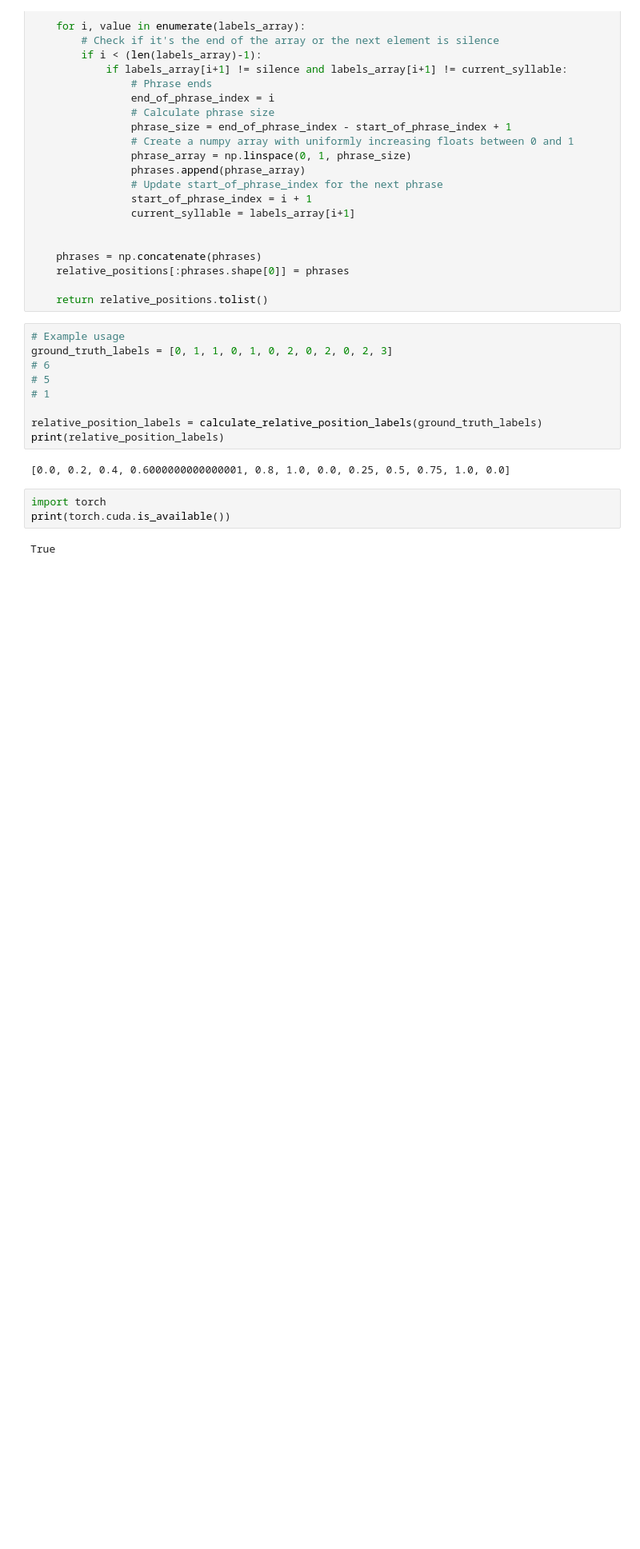
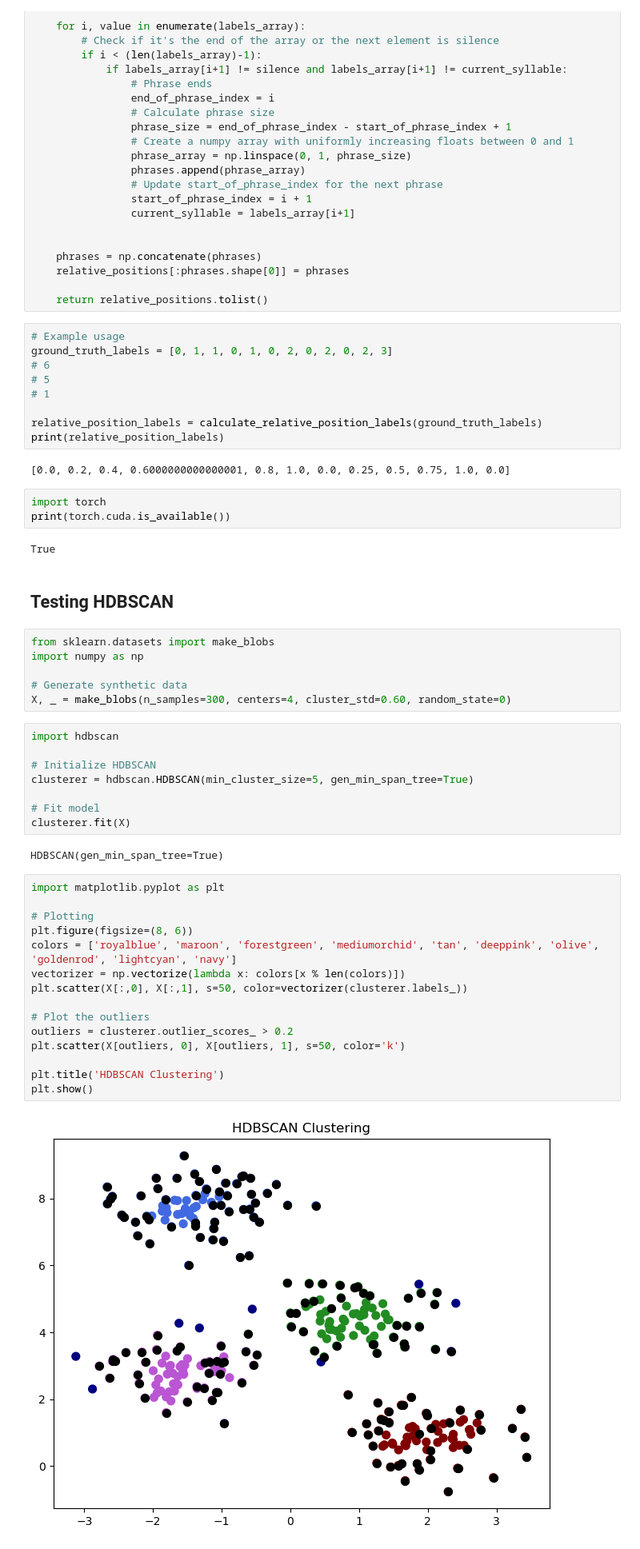
Before and after one commit to georgevenven/tweety_bert_paper, a Jupyter notebook: test.ipynb, the cells around one changed output. Shown at 80% size. Cells and saved outputs as stored; diff of their text form; blank space fills up the shorter version.

```diff
--- a/test.ipynb
+++ b/test.ipynb
@@ -60,3 +62,38 @@ import torch
 print(torch.cuda.is_available())
 # %% [output]
 True
+# %% [markdown]
+## Testing HDBSCAN
+# %%
+from sklearn.datasets import make_blobs
+import numpy as np
+
+# Generate synthetic data
+X, _ = make_blobs(n_samples=300, centers=4, cluster_std=0.60, random_state=0)
+# %%
+import hdbscan
+
+# Initialize HDBSCAN
+clusterer = hdbscan.HDBSCAN(min_cluster_size=5, gen_min_span_tree=True)
+
+# Fit model
+clusterer.fit(X)
+# %% [output]
+HDBSCAN(gen_min_span_tree=True)
+# %%
+import matplotlib.pyplot as plt
+
+# Plotting
+plt.figure(figsize=(8, 6))
+colors = ['royalblue', 'maroon', 'forestgreen', 'mediumorchid', 'tan', 'deeppink', 'olive', 'goldenrod', 'lightcyan', 'navy']
+vectorizer = np.vectorize(lambda x: colors[x % len(colors)])
+plt.scatter(X[:,0], X[:,1], s=50, color=vectorizer(clusterer.labels_))
+
+# Plot the outliers
+outliers = clusterer.outlier_scores_ > 0.2
+plt.scatter(X[outliers, 0], X[outliers, 1], s=50, color='k')
+
+plt.title('HDBSCAN Clustering')
+plt.show()
+# %% [output]
+[figure, added]
```
Also changed, not shown: parts of 1 cell of this notebook, 7 other files.
